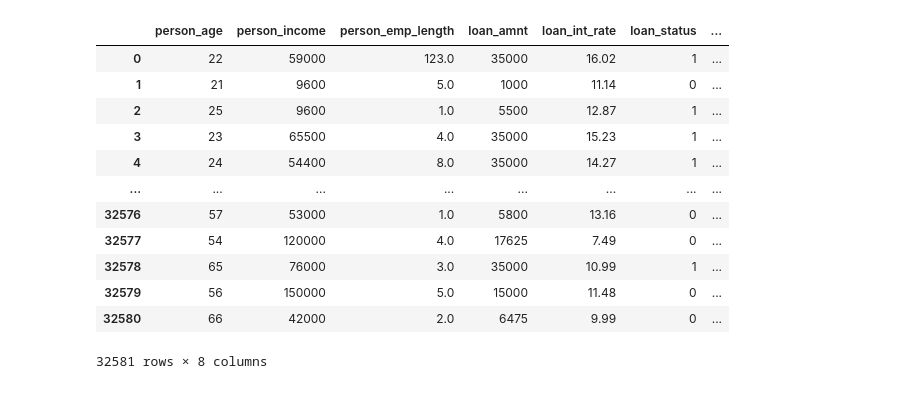
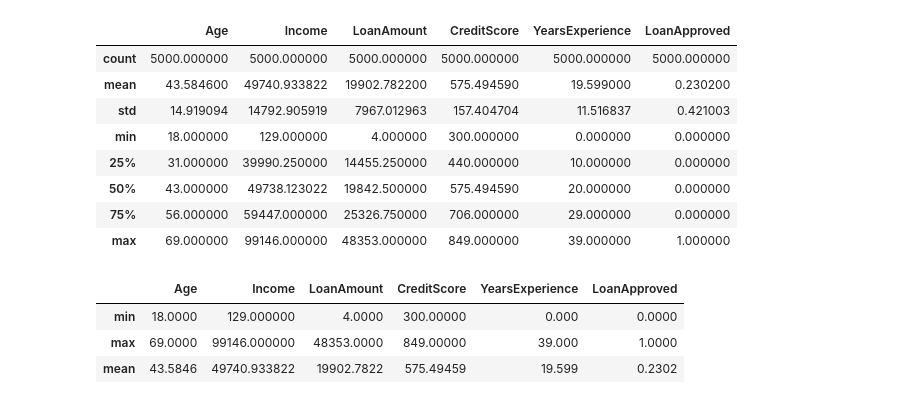
Before and after one commit to Jsamlu/Rise_4.0, a Jupyter notebook: ML/CreditRiskPridiction/creditRiskPrediction.ipynb, the cells around one changed output. Saved outputs shown, nothing was run; the diff lists cells and outputs as text; code cells hidden in the pictures.

```diff
--- a/ML/CreditRiskPridiction/creditRiskPrediction.ipynb
+++ b/ML/CreditRiskPridiction/creditRiskPrediction.ipynb
@@ -10,7 +14,8 @@ filterwarnings('ignore')
 # %%
 # importing dataset
+# Credit Risk & Loan Default Analysis Dataset by Muhammad Shahzad from kaggle
 
-df = pd.read_csv('../../dataset/credit_risk_dataset.csv')
+df = pd.read_csv('../../dataset/loan_risk_prediction_dataset.csv')
 # %%
 
 df.head()
@@ -38,2 +45,7 @@ cb_person_cred_hist_length       0
 dtype: int64
+# %%
+
+df['Income'] = df['Income'].fillna(df['Income'].mean())
+df['CreditScore'] = df['CreditScore'].fillna(df['CreditScore'].mean())
+df['Education'] = df['Education'].fillna(df['Education'].mode()[0])
 # %%
@@ -47,16 +85,24 @@ df.describe(exclude=np.number)
+# %%
+df['Income'] = df['Income'].abs()
+df['LoanAmount'] = df['LoanAmount'].abs()
+
+df.describe() # negative values are converted into absolute values
+# %% [output]
+|  | Age | Income | LoanAmount | CreditScore | YearsExperience | LoanApproved |
+| count | 5000.000000 | 5000.000000 | 5000.000000 | 5000.000000 | 5000.000000 | 5000.000000 |
+| mean | 43.584600 | 49740.933822 | 19902.782200 | 575.494590 | 19.599000 | 0.230200 |
+| std | 14.919094 | 14792.905919 | 7967.012963 | 157.404704 | 11.516837 | 0.421003 |
+| min | 18.000000 | 129.000000 | 4.000000 | 300.000000 | 0.000000 | 0.000000 |
+| 25% | 31.000000 | 39990.250000 | 14455.250000 | 440.000000 | 10.000000 | 0.000000 |
+| 50% | 43.000000 | 49738.123022 | 19842.500000 | 575.494590 | 20.000000 | 0.000000 |
+| 75% | 56.000000 | 59447.000000 | 25326.750000 | 706.000000 | 29.000000 | 0.000000 |
+| max | 69.000000 | 99146.000000 | 48353.000000 | 849.000000 | 39.000000 | 1.000000 |
 # %%
-df.select_dtypes(include=np.number)
+#describe the dataset
+df.describe().loc[['min', 'max','mean']]
+# numerical columns are age, income, loanAmount, creditScore, YearsExperience, loanApproved
 # %% [output]
-|  | person_age | person_income | person_emp_length | loan_amnt | loan_int_rate | loan_status | ... |
-| 0 | 22 | 59000 | 123.0 | 35000 | 16.02 | 1 | ... |
-| 1 | 21 | 9600 | 5.0 | 1000 | 11.14 | 0 | ... |
-| 2 | 25 | 9600 | 1.0 | 5500 | 12.87 | 1 | ... |
-| 3 | 23 | 65500 | 4.0 | 35000 | 15.23 | 1 | ... |
-| 4 | 24 | 54400 | 8.0 | 35000 | 14.27 | 1 | ... |
-| ... | ... | ... | ... | ... | ... | ... | ... |
-| 32576 | 57 | 53000 | 1.0 | 5800 | 13.16 | 0 | ... |
-| 32577 | 54 | 120000 | 4.0 | 17625 | 7.49 | 0 | ... |
-| 32578 | 65 | 76000 | 3.0 | 35000 | 10.99 | 1 | ... |
-| 32579 | 56 | 150000 | 5.0 | 15000 | 11.48 | 0 | ... |
-| 32580 | 66 | 42000 | 2.0 | 6475 | 9.99 | 0 | ... |
+|  | Age | Income | LoanAmount | CreditScore | YearsExperience | LoanApproved |
+| min | 18.0000 | 129.000000 | 4.0000 | 300.00000 | 0.000 | 0.0000 |
+| max | 69.0000 | 99146.000000 | 48353.0000 | 849.00000 | 39.000 | 1.0000 |
+| mean | 43.5846 | 49740.933822 | 19902.7822 | 575.49459 | 19.599 | 0.2302 |
-32581 rows × 8 columns
```
Also changed, not shown: parts of 27 cells of this notebook, 2 other files.
